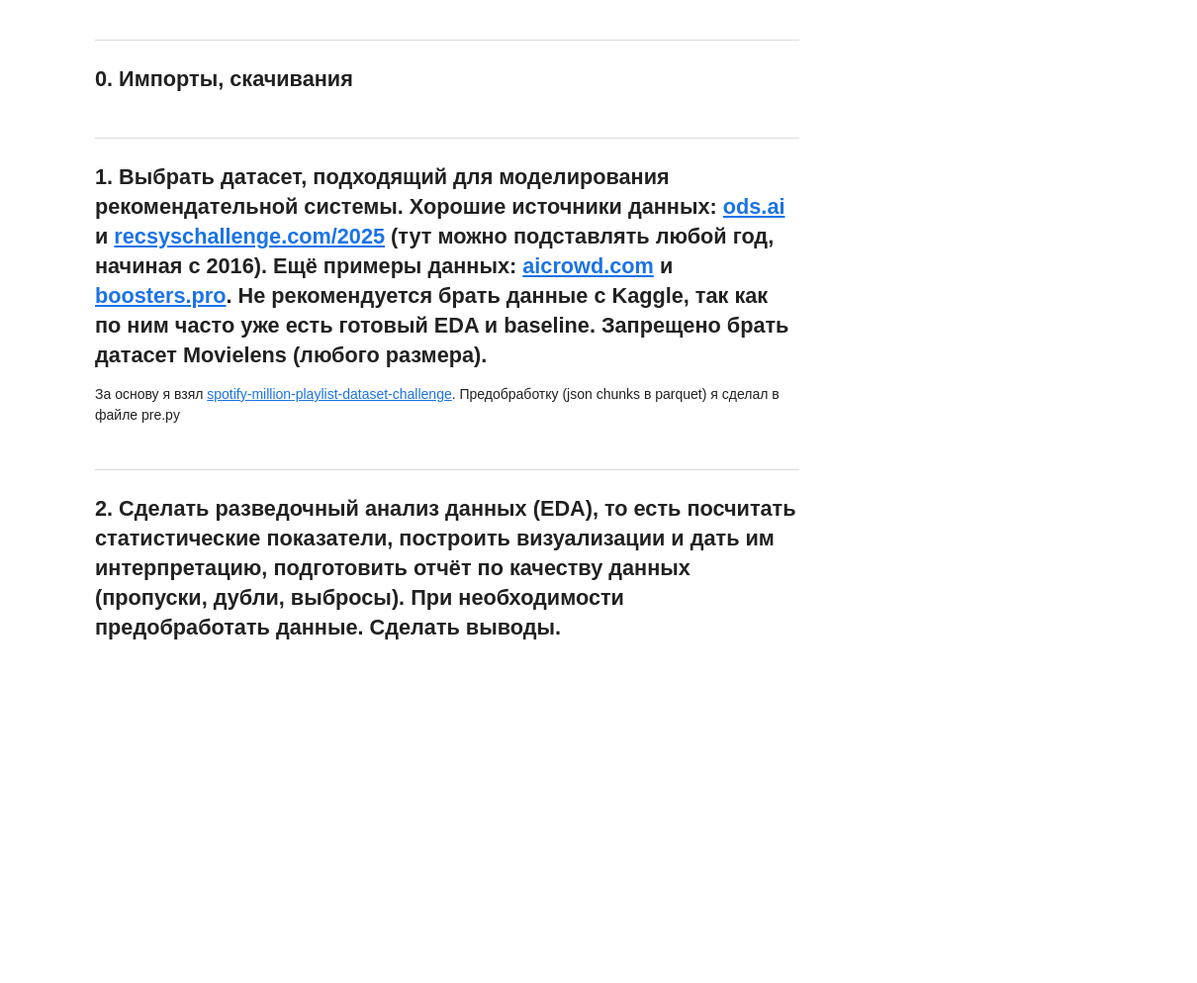
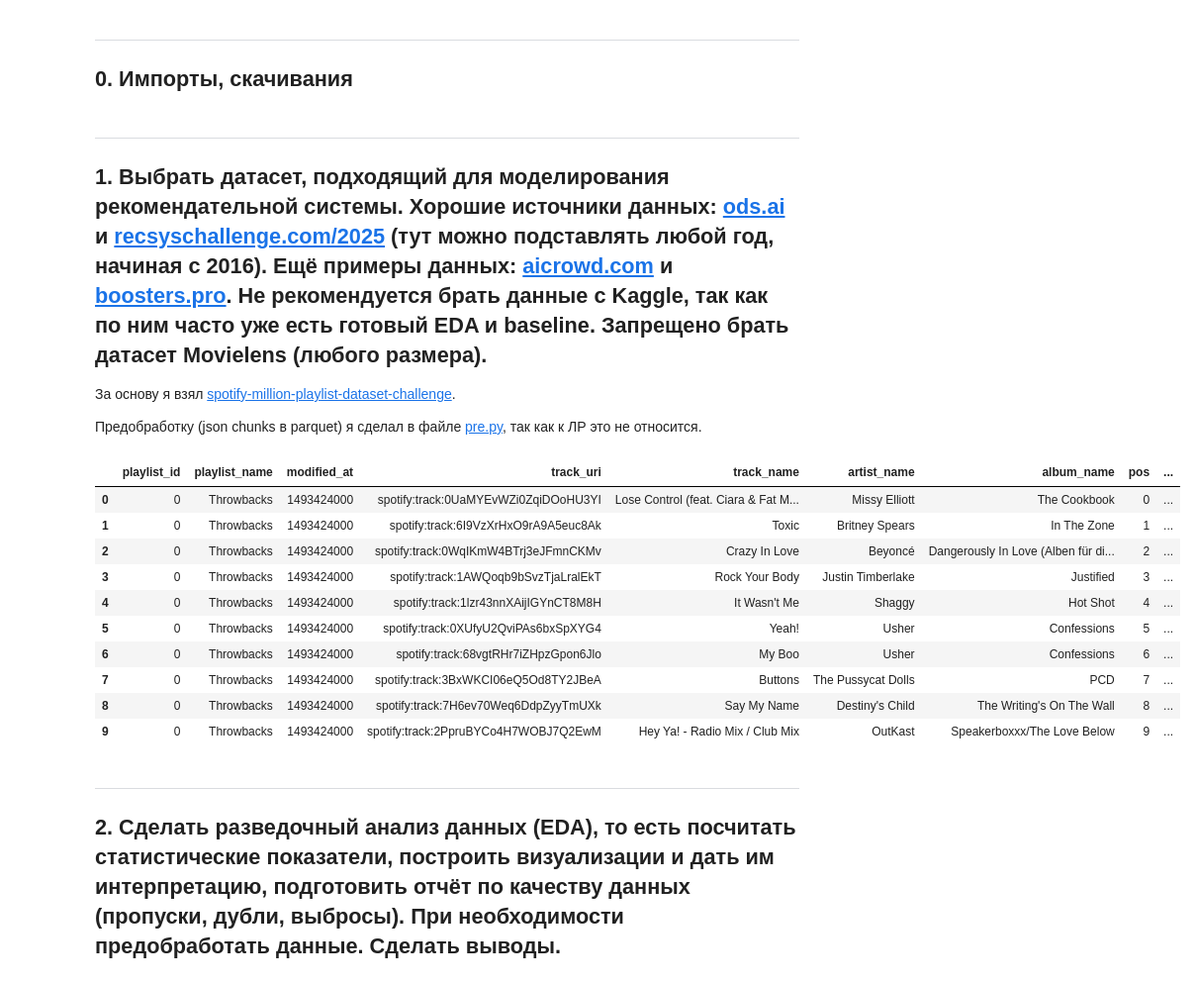
Before and after one commit to HuTao1Love/DataAnalysis, a Jupyter notebook: lab-2/main.ipynb, the cells around one changed output. Shown at 99% size. Saved outputs shown, nothing was run; the diff lists cells and outputs as text; code cells hidden in the pictures; blank space fills up the shorter version.

```diff
--- a/lab-2/main.ipynb
+++ b/lab-2/main.ipynb
@@ -24,8 +24,22 @@ from matplotlib import pyplot as plt
 ---
 ## 1. Выбрать датасет, подходящий для моделирования рекомендательной системы.  Хорошие источники данных: [ods.ai](https://ods.ai/competitions/) и [recsyschallenge.com/2025](https://www.recsyschallenge.com/2025/) (тут можно подставлять любой год, начиная с 2016). Ещё примеры данных: [aicrowd.com](https://www.aicrowd.com/challenges/spotify-million-playlist-dataset-challenge#dataset) и [boosters.pro](https://boosters.pro/championship/rekko_challenge/data). Не рекомендуется брать данные с Kaggle, так как по ним часто уже есть готовый EDA и baseline. Запрещено брать датасет Movielens (любого размера).
 
-За основу я взял [spotify-million-playlist-dataset-challenge](https://www.aicrowd.com/challenges/spotify-million-playlist-dataset-challenge#dataset). Предобработку (json chunks в parquet) я сделал в файле pre.py
+За основу я взял [spotify-million-playlist-dataset-challenge](https://www.aicrowd.com/challenges/spotify-million-playlist-dataset-challenge#dataset).
+
+Предобработку (json chunks в parquet) я сделал в файле [pre.py](https://github.com/HuTao1Love/DataAnalysis/blob/master/lab-2/pre.py), так как к ЛР это не относится.
 # %%
-df = pd.read_parquet("mpd.parquet")
-df.head(10)
+df_full = pd.read_parquet("mpd.parquet")
+df_full.head(10)
+# %% [output]
+|  | playlist_id | playlist_name | modified_at | track_uri | track_name | artist_name | album_name | pos | ... |
+| 0 | 0 | Throwbacks | 1493424000 | spotify:track:0UaMYEvWZi0ZqiDOoHU3YI | Lose Control (feat. Ciara & Fat M... | Missy Elliott | The Cookbook | 0 | ... |
+| 1 | 0 | Throwbacks | 1493424000 | spotify:track:6I9VzXrHxO9rA9A5euc8Ak | Toxic | Britney Spears | In The Zone | 1 | ... |
+| 2 | 0 | Throwbacks | 1493424000 | spotify:track:0WqIKmW4BTrj3eJFmnCKMv | Crazy In Love | Beyoncé | Dangerously In Love (Alben für di... | 2 | ... |
+| 3 | 0 | Throwbacks | 1493424000 | spotify:track:1AWQoqb9bSvzTjaLralEkT | Rock Your Body | Justin Timberlake | Justified | 3 | ... |
+| 4 | 0 | Throwbacks | 1493424000 | spotify:track:1lzr43nnXAijIGYnCT8M8H | It Wasn't Me | Shaggy | Hot Shot | 4 | ... |
+| 5 | 0 | Throwbacks | 1493424000 | spotify:track:0XUfyU2QviPAs6bxSpXYG4 | Yeah! | Usher | Confessions | 5 | ... |
+| 6 | 0 | Throwbacks | 1493424000 | spotify:track:68vgtRHr7iZHpzGpon6Jlo | My Boo | Usher | Confessions | 6 | ... |
+| 7 | 0 | Throwbacks | 1493424000 | spotify:track:3BxWKCI06eQ5Od8TY2JBeA | Buttons | The Pussycat Dolls | PCD | 7 | ... |
+| 8 | 0 | Throwbacks | 1493424000 | spotify:track:7H6ev70Weq6DdpZyyTmUXk | Say My Name | Destiny's Child | The Writing's On The Wall | 8 | ... |
+| 9 | 0 | Throwbacks | 1493424000 | spotify:track:2PpruBYCo4H7WOBJ7Q2EwM | Hey Ya! - Radio Mix / Club Mix | OutKast | Speakerboxxx/The Love Below | 9 | ... |
 # %%
```
Also changed, not shown: parts of 14 cells of this notebook.
